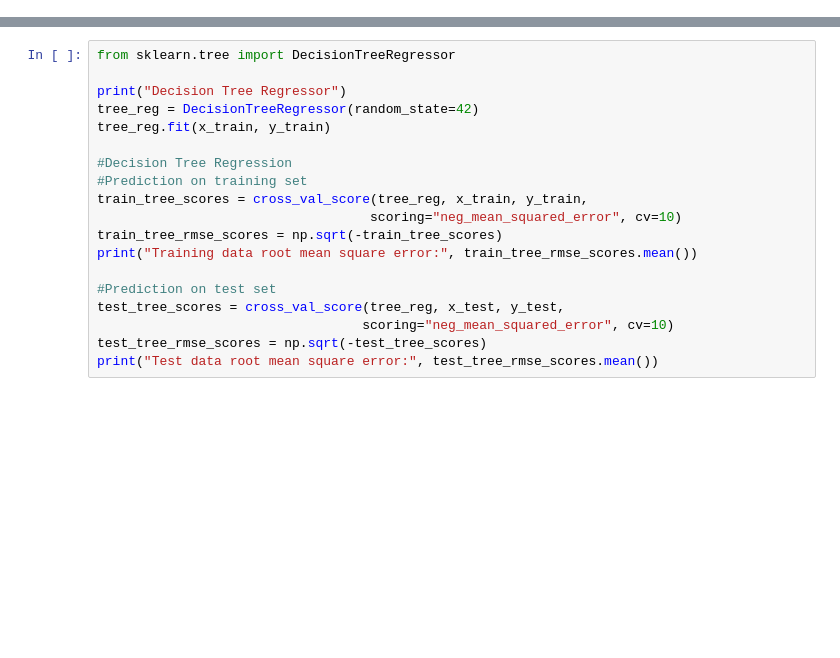
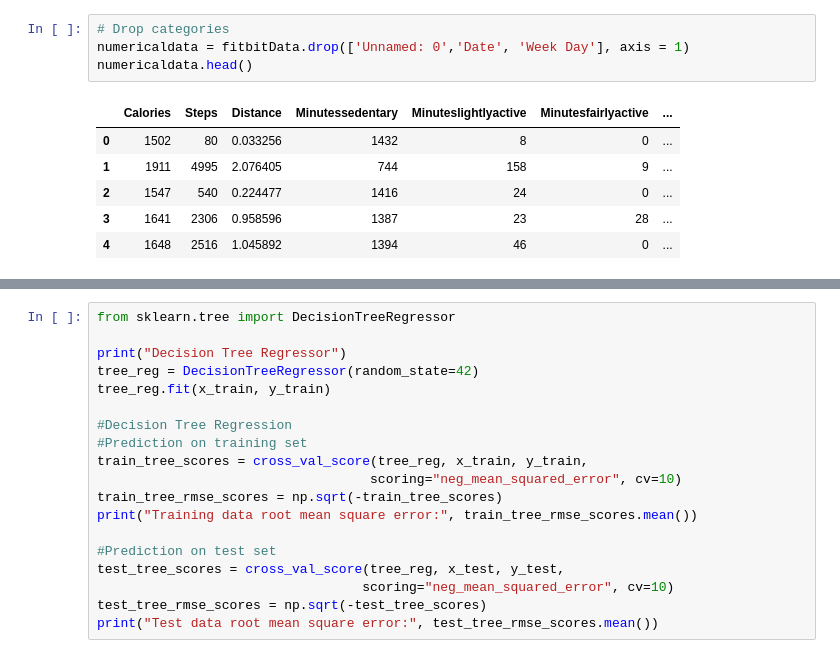
Before and after one commit to CCrisanti/healthhacks2018, a Jupyter notebook: Fitbit_ML.ipynb, the cells around one changed output, grey strips where cells are left out. Drawn from its saved outputs; the diff is of its cells as text; blank space fills up the shorter version.

```diff
--- a/Fitbit_ML.ipynb
+++ b/Fitbit_ML.ipynb
@@ -0,0 +48,11 @@
+# %%
+# Drop categories
+numericaldata = fitbitData.drop(['Unnamed: 0','Date', 'Week Day'], axis = 1)
+numericaldata.head()
+# %% [output]
+|  | Calories | Steps | Distance | Minutessedentary | Minuteslightlyactive | Minutesfairlyactive | ... |
+| 0 | 1502 | 80 | 0.033256 | 1432 | 8 | 0 | ... |
+| 1 | 1911 | 4995 | 2.076405 | 744 | 158 | 9 | ... |
+| 2 | 1547 | 540 | 0.224477 | 1416 | 24 | 0 | ... |
+| 3 | 1641 | 2306 | 0.958596 | 1387 | 23 | 28 | ... |
+| 4 | 1648 | 2516 | 1.045892 | 1394 | 46 | 0 | ... |
```
Also changed, not shown: parts of 5 cells of this notebook, 3 other files.
